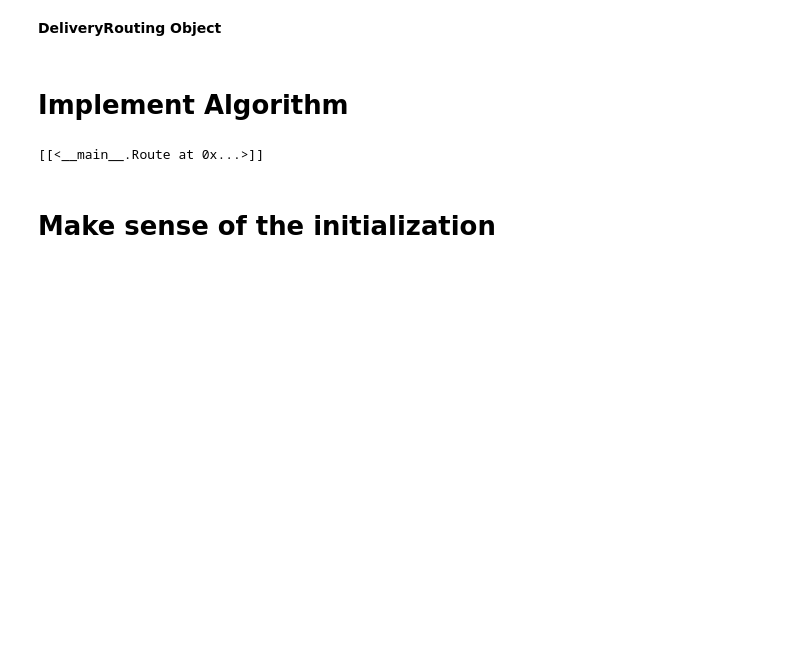
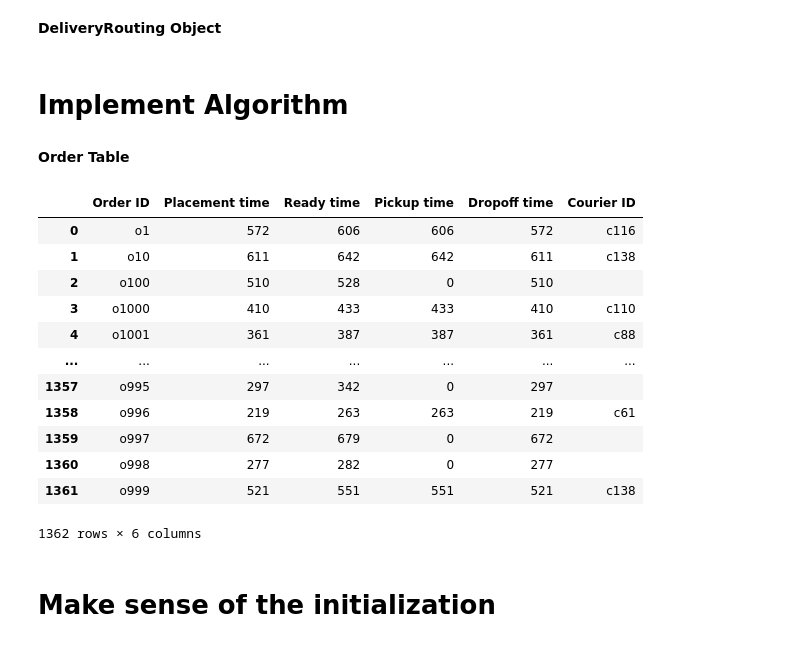
Before and after one commit to spencerkmarley/smu-cs606-meal-delivery-routing-problem, a Jupyter notebook: archive/initialization-nb.ipynb, the cells around one changed output. Cells and saved outputs as stored; diff of their text form; code cells hidden in the pictures; blank space fills up the shorter version.

```diff
--- a/archive/initialization-nb.ipynb
+++ b/archive/initialization-nb.ipynb
@@ -208,7 +208,7 @@ class Assignment():
 
     def is_no_order_long_ready_time(self, x = 40) -> bool:
         for o in self.route.bundle:
-            route_ready_time = self.route.bundle.get_ready_time()
+            route_ready_time = self.route.get_ready_time()
             if route_ready_time - o.ready_time >= x:
                 return False
         return True
@@ -531,7 +542,7 @@ for t in t_list:
         m = Model('bundle_assignment')
 
         list_of_route = [route for r in list_of_routes_by_restaurant for route in r]
-        route_index = [i+1 for i in range(len(list_of_route))]
+        route_index = [i for i in range(len(list_of_route))]
         courier_index = [0]+[j+1 for j in range(len(idle_couriers))]
         route_courier_list = [(i,j) for i in route_index for j in courier_index]
 
@@ -539,18 +550,19 @@ for t in t_list:
         route_courier = m.binary_var_dict(route_courier_list, name='route_courier')
         can_assign = {}
         for i in route_index:
-            for j in courier_index and j>0:
-                if not dr.can_assign(idle_couriers[j-1],list_of_route[i]):
-                    can_assign[(i,j)] = 0
-                else:
-                    can_assign[(i,j)] = 1
+            for j in courier_index:
+                if j>0:
+                    if not dr.can_assign(t, idle_couriers[j-1],list_of_route[i]):
+                        can_assign[(i,j)] = 0
+                    else:
+                        can_assign[(i,j)] = 1
 
         # set objective
         number_of_order_assign_to_pseudo_courier = m.sum(route_courier[i,0] for i in route_index)
         real_pickup_delay = 0
         for i in route_index:
-            for j in courier_index and j>0:
-                if route_courier[i,j] == 1:
+            for j in courier_index:
+                if j>0:
                     route = list_of_route[i]
                     courier = idle_couriers[j-1]
                     arrival_time = courier.next_available_time +\
@@ -558,7 +570,7 @@ for t in t_list:
                         dr.travel_time(courier.position_after_last_assignment,route.restaurant_id) +\
                         dr.pickup_service_minutes/2
                     route_ready_time = route.get_ready_time()
-                    real_pickup_delay += max(0,arrival_time-route_ready_time)
+                    real_pickup_delay += max(0,arrival_time-route_ready_time)*route_courier[i,j]
         m.minimize(number_of_order_assign_to_pseudo_courier+real_pickup_delay)
         # constraints
         # each route is assigned to one courier
@@ -570,8 +582,9 @@ for t in t_list:
                 m.add_constraint(m.sum(route_courier[i,j] for i in route_index)<=1)
         # check condition can_assign
         for i in route_index:
-            for j in courier_index and j>0:
-                m.add_constraint(route_courier[i,j]<=can_assign[(i,j)])
+            for j in courier_index:
+                if j>0:
+                    m.add_constraint(route_courier[i,j]<=can_assign[(i,j)])
 
         # solve model
         solution = m.solve(log_output = False)
@@ -582,13 +595,33 @@ for t in t_list:
                 if solution.get_value(route_courier[i,j]) == 1:
                     if j != 0:
                         dr.assign_bundle(t, idle_couriers[j-1], list_of_route[i])
-
-#     final_result[t] = list_of_routes_by_restaurant
-# final_result = {k:v for k,v in final_result.items() if len(v)>0}
-# %%
-list_of_routes_by_restaurant
-# %% [output]
-[[<__main__.Route at 0x...>]]
+# %% [markdown]
+**Order Table**
+# %%
+order_table = pd.DataFrame(columns=['Order ID', 'Placement time', 'Ready time', 'Pickup time', 'Dropoff time', 'Courier ID'])
+for i, o in enumerate(dr.orders):
+    order_table.loc[i,'Order ID'] = o.id
+    order_table.loc[i,'Placement time'] = o.placement_time
+    order_table.loc[i,'Ready time'] = o.ready_time
+    order_table.loc[i,'Pickup time'] = o.pickup_time
+    order_table.loc[i,'Dropoff time'] = o.placement_time
+    order_table.loc[i,'Courier ID'] = o.courier_id
+
+order_table
+# %% [output]
+|  | Order ID | Placement time | Ready time | Pickup time | Dropoff time | Courier ID |
+| 0 | o1 | 572 | 606 | 606 | 572 | c116 |
+| 1 | o10 | 611 | 642 | 642 | 611 | c138 |
+| 2 | o100 | 510 | 528 | 0 | 510 |  |
+| 3 | o1000 | 410 | 433 | 433 | 410 | c110 |
+| 4 | o1001 | 361 | 387 | 387 | 361 | c88 |
+| ... | ... | ... | ... | ... | ... | ... |
+| 1357 | o995 | 297 | 342 | 0 | 297 |  |
+| 1358 | o996 | 219 | 263 | 263 | 219 | c61 |
+| 1359 | o997 | 672 | 679 | 0 | 672 |  |
+| 1360 | o998 | 277 | 282 | 0 | 277 |  |
+| 1361 | o999 | 521 | 551 | 551 | 521 | c138 |
+1362 rows × 6 columns
 # %% [markdown]
 # Make sense of the initialization
 # %%
```
Also changed, not shown: parts of 1 cell of this notebook.
